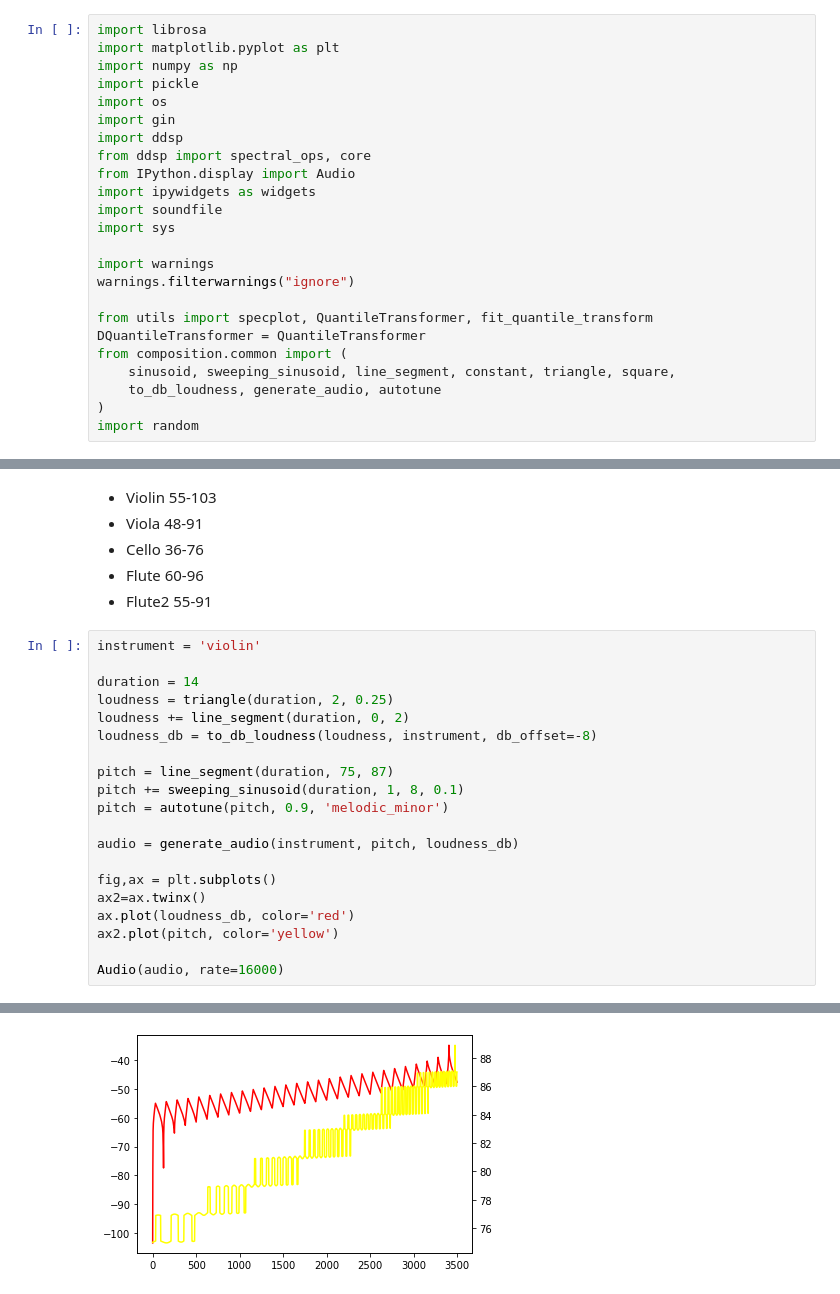
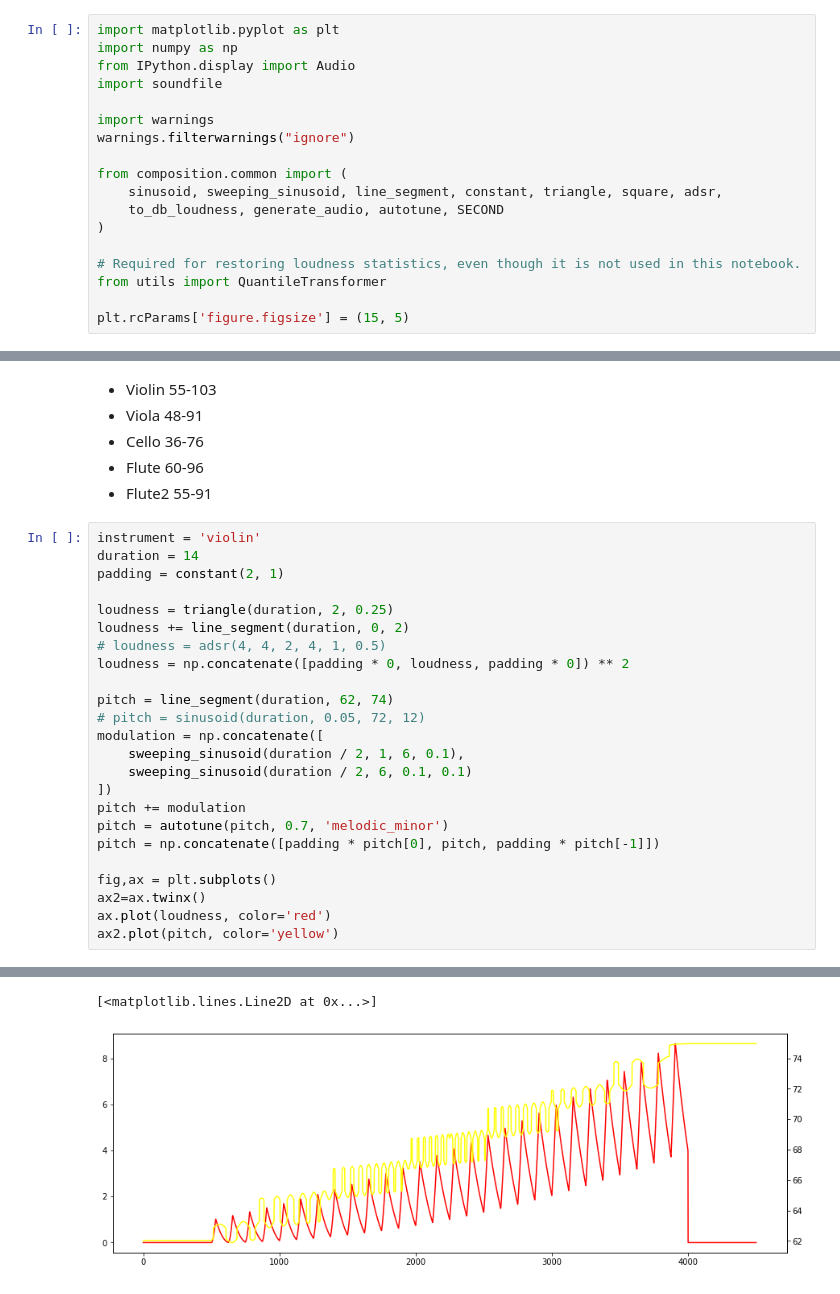
Before and after one commit to kureta/film, a Jupyter notebook: film.ipynb, the cells around one changed output, grey strips where cells are left out. Cells and saved outputs as stored; diff of their text form.

```diff
--- a/film.ipynb
+++ b/film.ipynb
@@ -1,27 +1,21 @@
 # %%
-import librosa
 import matplotlib.pyplot as plt
 import numpy as np
-import pickle
-import os
-import gin
-import ddsp
-from ddsp import spectral_ops, core
 from IPython.display import Audio
-import ipywidgets as widgets
 import soundfile
-import sys
 
 import warnings
 warnings.filterwarnings("ignore")
 
-from utils import specplot, QuantileTransformer, fit_quantile_transform
-DQuantileTransformer = QuantileTransformer
 from composition.common import (
-    sinusoid, sweeping_sinusoid, line_segment, constant, triangle, square,
-    to_db_loudness, generate_audio, autotune
+    sinusoid, sweeping_sinusoid, line_segment, constant, triangle, square, adsr,
+    to_db_loudness, generate_audio, autotune, SECOND
 )
-import random
+
+# Required for restoring loudness statistics, even though it is not used in this notebook.
+from utils import QuantileTransformer
+
+plt.rcParams['figure.figsize'] = (15, 5)
 # %% [output]
 INFO:tensorflow:Enabling eager execution
 INFO:tensorflow:Enabling v2 tensorshape
@@ -36,22 +30,26 @@ INFO:tensorflow:Enabling control flow v2
 - Flute2 55-91
 # %%
 instrument = 'violin'
+duration = 14
+padding = constant(2, 1)
 
-duration = 14
 loudness = triangle(duration, 2, 0.25)
 loudness += line_segment(duration, 0, 2)
-loudness_db = to_db_loudness(loudness, instrument, db_offset=-8)
+# loudness = adsr(4, 4, 2, 4, 1, 0.5)
+loudness = np.concatenate([padding * 0, loudness, padding * 0]) ** 2
 
-pitch = line_segment(duration, 75, 87)
-pitch += sweeping_sinusoid(duration, 1, 8, 0.1)
-pitch = autotune(pitch, 0.9, 'melodic_minor')
-
-audio = generate_audio(instrument, pitch, loudness_db)
+pitch = line_segment(duration, 62, 74)
+# pitch = sinusoid(duration, 0.05, 72, 12)
+modulation = np.concatenate([
+    sweeping_sinusoid(duration / 2, 1, 6, 0.1),
+    sweeping_sinusoid(duration / 2, 6, 0.1, 0.1)
+])
+pitch += modulation
+pitch = autotune(pitch, 0.7, 'melodic_minor')
+pitch = np.concatenate([padding * pitch[0], pitch, padding * pitch[-1]])
 
 fig,ax = plt.subplots()
 ax2=ax.twinx()
-ax.plot(loudness_db, color='red')
+ax.plot(loudness, color='red')
 ax2.plot(pitch, color='yellow')
-
-Audio(audio, rate=16000)
 # %% [output]
@@ -59 +56,2 @@ Audio(audio, rate=16000)
+[<matplotlib.lines.Line2D at 0x...>]
-[figure, old version]
+[figure, new version]
```
Also changed, not shown: parts of 2 cells of this notebook, 3 other files.
